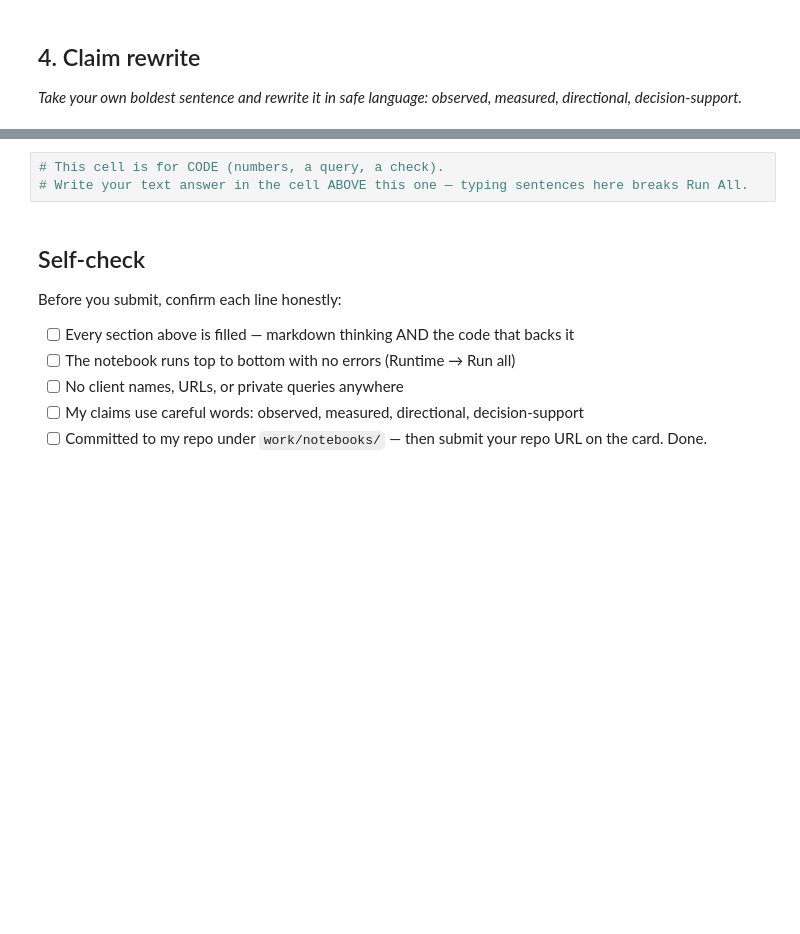
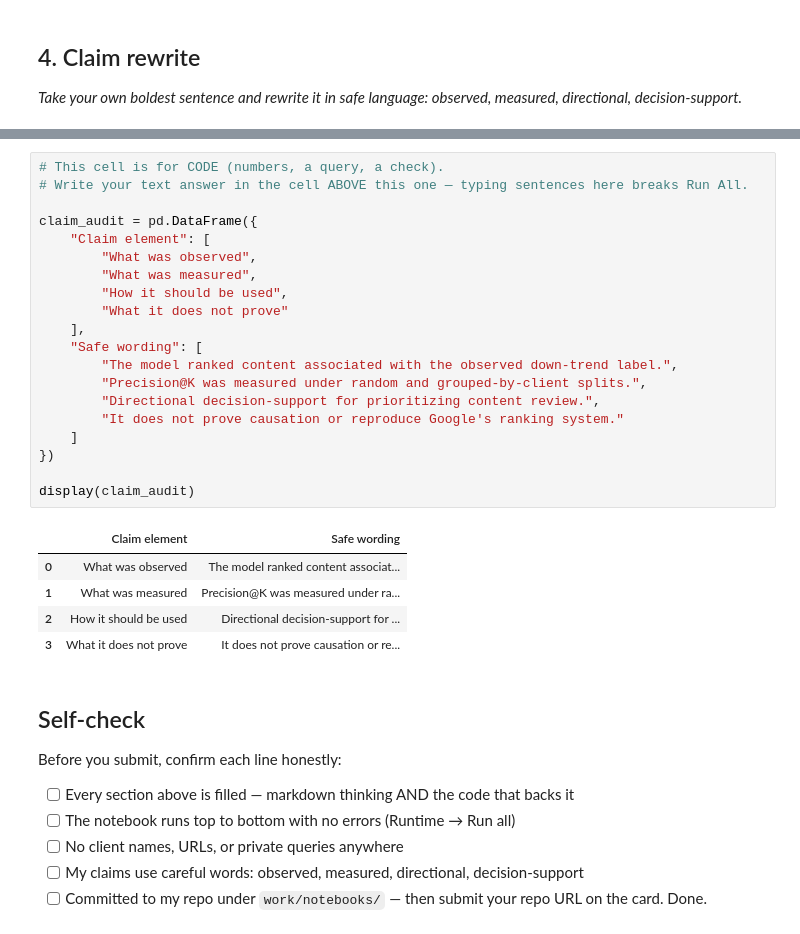
Before and after one commit to Sumit07-git/flyrank-ml-internship, a Jupyter notebook: work/notebooks/w06_validation_audit.ipynb, the cells around one changed output, grey strips where cells are left out. Saved outputs shown, nothing was run; the diff lists cells and outputs as text; blank space fills up the shorter version.

```diff
--- a/work/notebooks/w06_validation_audit.ipynb
+++ b/work/notebooks/w06_validation_audit.ipynb
@@ -34,6 +353,29 @@ This skeleton is yours to fill. Work the sections **in order** — each one has
 # %%
 # This cell is for CODE (numbers, a query, a check).
 # Write your text answer in the cell ABOVE this one — typing sentences here breaks Run All.
+
+claim_audit = pd.DataFrame({
+    "Claim element": [
+        "What was observed",
+        "What was measured",
+        "How it should be used",
+        "What it does not prove"
+    ],
+    "Safe wording": [
+        "The model ranked content associated with the observed down-trend label.",
+        "Precision@K was measured under random and grouped-by-client splits.",
+        "Directional decision-support for prioritizing content review.",
+        "It does not prove causation or reproduce Google's ranking system."
+    ]
+})
+
+display(claim_audit)
+# %% [output]
+|  | Claim element | Safe wording |
+| 0 | What was observed | The model ranked content associat... |
+| 1 | What was measured | Precision@K was measured under ra... |
+| 2 | How it should be used | Directional decision-support for ... |
+| 3 | What it does not prove | It does not prove causation or re... |
 # %% [markdown]
 ## Self-check
 
```
Also changed, not shown: parts of 19 cells of this notebook.
